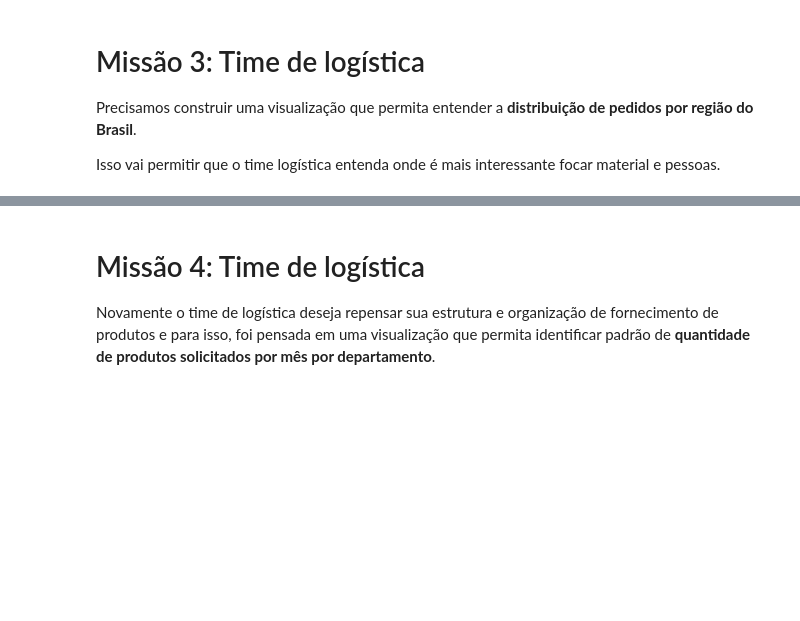
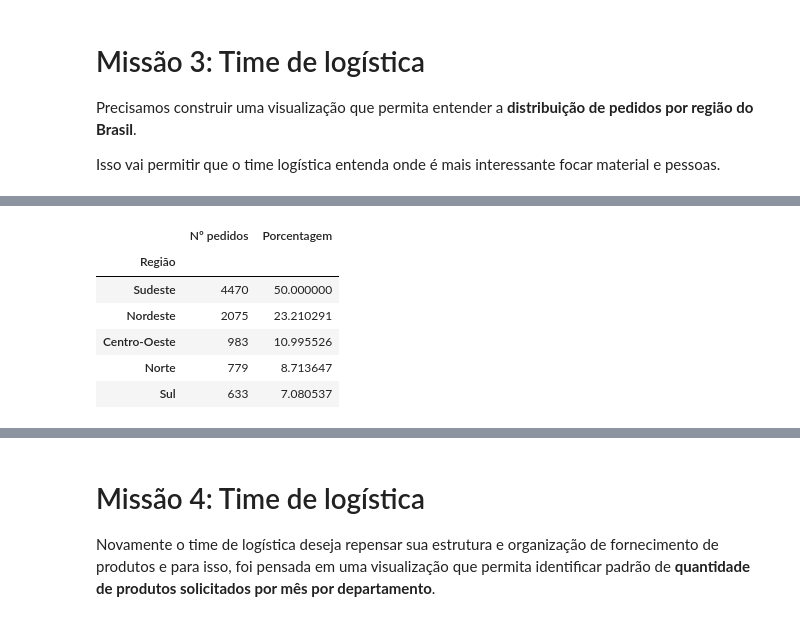
Before and after one commit to lukaswyllis/formacao-avancando-em-data-science-com-python, a Jupyter notebook: Curso 4 - Data Visualization - Estilização de tabelas com Python.ipynb, the cells around one changed output, grey strips where cells are left out. Cells and saved outputs as stored; diff of their text form; code cells hidden in the pictures; blank space fills up the shorter version.

```diff
--- a/Curso 4 - Data Visualization - Estilização de tabelas com Python.ipynb
+++ b/Curso 4 - Data Visualization - Estilização de tabelas com Python.ipynb
@@ -267,0 +316,10 @@ Isso vai permitir que o time logística entenda onde é mais interessante focar
+# %%
+estilo_regiao
+# %% [output]
+|  | Nº pedidos | Porcentagem |
+| Região |  |  |
+| Sudeste | 4470 | 50.000000 |
+| Nordeste | 2075 | 23.210291 |
+| Centro-Oeste | 983 | 10.995526 |
+| Norte | 779 | 8.713647 |
+| Sul | 633 | 7.080537 |
```
Also changed, not shown: parts of 14 cells of this notebook.
